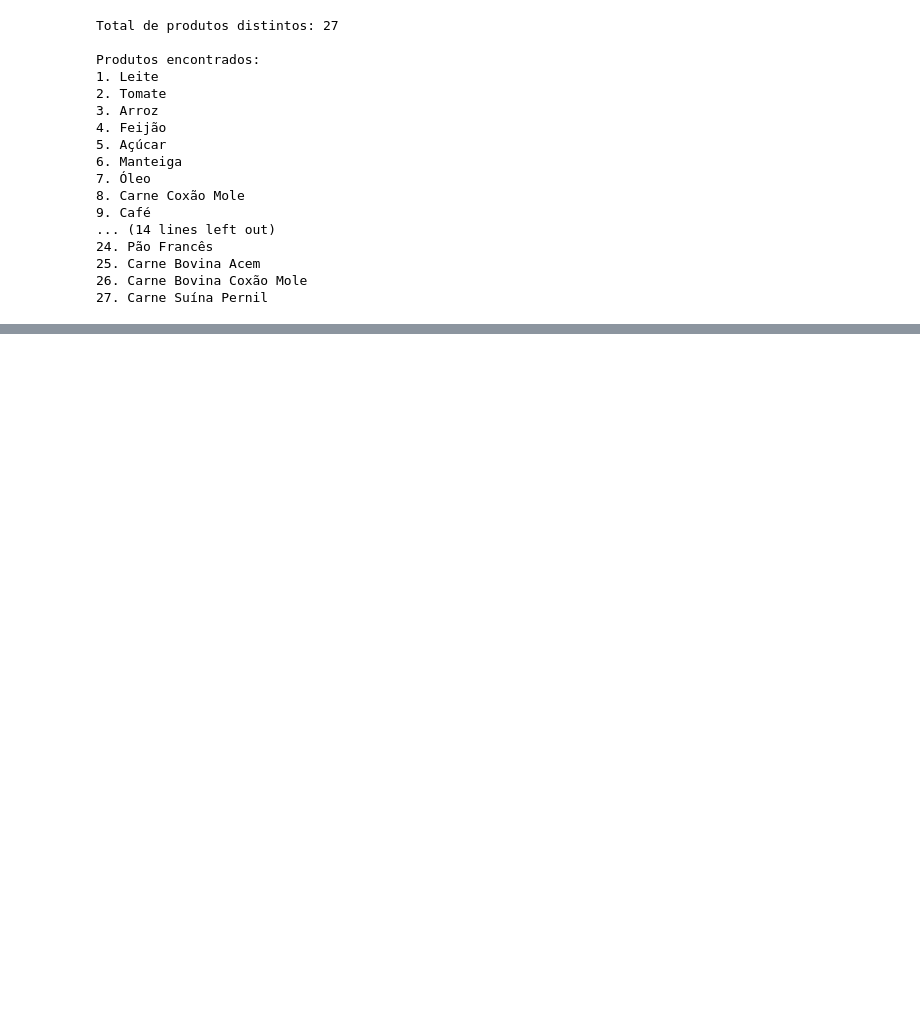
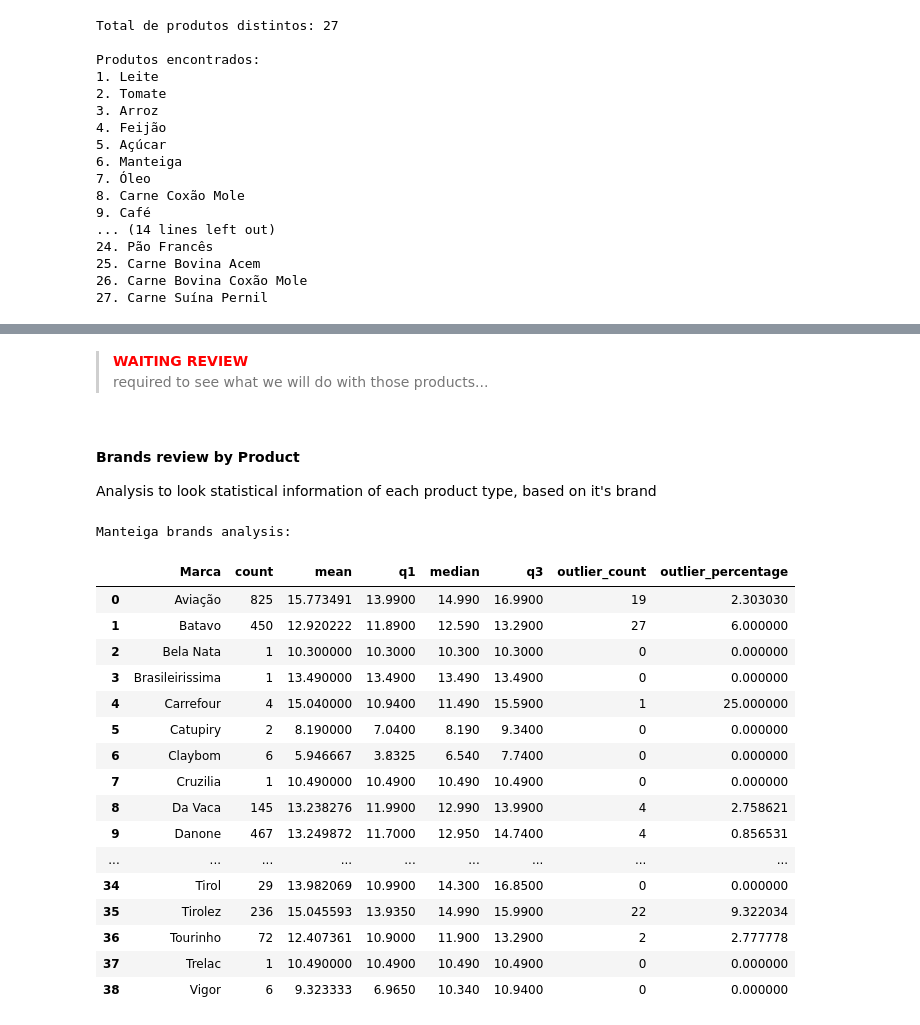
Before and after one commit to gusdorio/SupervisedExploration, a Jupyter notebook: statistical_analysis.ipynb, the cells around one changed output, grey strips where cells are left out. Saved outputs shown, nothing was run; the diff lists cells and outputs as text; code cells hidden in the pictures; blank space fills up the shorter version.

```diff
--- a/statistical_analysis.ipynb
+++ b/statistical_analysis.ipynb
@@ -299,0 +197,2 @@ array(['Leite', 'Tomate', 'Arroz', 'Feijão', 'Açúcar', 'Manteiga', 'Óleo',
+# %%
+df['Produto'] = df['Produto'].replace({'Farinha': 'Farinha de Trigo'})
@@ -299,0 +202,2 @@ array(['Leite', 'Tomate', 'Arroz', 'Feijão', 'Açúcar', 'Manteiga', 'Óleo',
+# %%
+df['Produto'] = df['Produto'].replace({'Macarrão com Ovos': 'Macarrão'})
@@ -299,0 +327,3 @@ array(['Leite', 'Tomate', 'Arroz', 'Feijão', 'Açúcar', 'Manteiga', 'Óleo',
+# %%
+# Remotion of null values in 'Marca' column
+df = df.dropna(subset=['Marca'])
@@ -299,0 +363,31 @@ array(['Leite', 'Tomate', 'Arroz', 'Feijão', 'Açúcar', 'Manteiga', 'Óleo',
+# %%
+df['Marca'] = df['Marca'].replace({'3 corações': '3 Corações'})
+df['Marca'] = df['Marca'].replace({'Albaruska ': 'Albaruska'})
+df['Marca'] = df['Marca'].replace({'Alto Alegre ': 'Alto Alegre'})
+df['Marca'] = df['Marca'].replace({'Camil ': 'Camil'})
+df['Marca'] = df['Marca'].replace({'DaVaca': 'Da Vaca'})
+df['Marca'] = df['Marca'].replace({'Davaca': 'Da Vaca'})
+df['Marca'] = df['Marca'].replace({'Emporio São João': 'Empório São João'})
+df['Marca'] = df['Marca'].replace({'Grão De Campo': 'Grão Do Campo'})
+df['Marca'] = df['Marca'].replace({'Grão de Campo': 'Grão Do Campo'})
+df['Marca'] = df['Marca'].replace({'Grão de Campo ': 'Grão Do Campo'})
+df['Marca'] = df['Marca'].replace({'Grão do Campo': 'Grão Do Campo'})
+df['Marca'] = df['Marca'].replace({'Guarani ': 'Guarani'})
+df['Marca'] = df['Marca'].replace({'Knor': 'Knorr'})
+df['Marca'] = df['Marca'].replace({'Lider': 'Líder'})
+df['Marca'] = df['Marca'].replace({'Outra': 'Outro'})
+df['Marca'] = df['Marca'].replace({'Outro2': 'Outro'})
+df['Marca'] = df['Marca'].replace({'Pateko': 'Patéko'})
+df['Marca'] = df['Marca'].replace({'Paulista ': 'Paulista'})
+df['Marca'] = df['Marca'].replace({'Piracanjuba ': 'Piracanjuba'})
+df['Marca'] = df['Marca'].replace({'Prato Fino ': 'Prato Fino'})
+df['Marca'] = df['Marca'].replace({'Qualita': 'Qualitá'})
+df['Marca'] = df['Marca'].replace({'Renata ': 'Renata'})
+df['Marca'] = df['Marca'].replace({'Saboroso ': 'Saboroso'})
+df['Marca'] = df['Marca'].replace({'Serrazul\n': 'Serrazul'})
+df['Marca'] = df['Marca'].replace({'São': 'São Joaquim'})
+df['Marca'] = df['Marca'].replace({'São Joaquim ': 'São Joaquim'})
+df['Marca'] = df['Marca'].replace({'Urbano ': 'Urbano'})
+df['Marca'] = df['Marca'].replace({'Vasconcelos ': 'Vasconcelos'})
+
+print(f'New total of brands after cleaning: {len(df["Marca"].unique())}')
@@ -299,0 +431,6 @@ array(['Leite', 'Tomate', 'Arroz', 'Feijão', 'Açúcar', 'Manteiga', 'Óleo',
+# %% [markdown]
+> <span style="color:red">**WAITING REVIEW**</span> <br>
+required to see what we will do with those products...
+# %% [markdown]
+#### Brands review by Product
+Analysis to look statistical information of each product type, based on it's brand
@@ -299,0 +489,23 @@ array(['Leite', 'Tomate', 'Arroz', 'Feijão', 'Açúcar', 'Manteiga', 'Óleo',
+# %%
+# Usage example:
+print("Manteiga brands analysis:")
+analyze_brand_by_product(df, 'Manteiga')
+# %% [output]
+Manteiga brands analysis:
+|  | Marca | count | mean | q1 | median | q3 | outlier_count | outlier_percentage |
+| 0 | Aviação | 825 | 15.773491 | 13.9900 | 14.990 | 16.9900 | 19 | 2.303030 |
+| 1 | Batavo | 450 | 12.920222 | 11.8900 | 12.590 | 13.2900 | 27 | 6.000000 |
+| 2 | Bela Nata | 1 | 10.300000 | 10.3000 | 10.300 | 10.3000 | 0 | 0.000000 |
+| 3 | Brasileirissima | 1 | 13.490000 | 13.4900 | 13.490 | 13.4900 | 0 | 0.000000 |
+| 4 | Carrefour | 4 | 15.040000 | 10.9400 | 11.490 | 15.5900 | 1 | 25.000000 |
+| 5 | Catupiry | 2 | 8.190000 | 7.0400 | 8.190 | 9.3400 | 0 | 0.000000 |
+| 6 | Claybom | 6 | 5.946667 | 3.8325 | 6.540 | 7.7400 | 0 | 0.000000 |
+| 7 | Cruzilia | 1 | 10.490000 | 10.4900 | 10.490 | 10.4900 | 0 | 0.000000 |
+| 8 | Da Vaca | 145 | 13.238276 | 11.9900 | 12.990 | 13.9900 | 4 | 2.758621 |
+| 9 | Danone | 467 | 13.249872 | 11.7000 | 12.950 | 14.7400 | 4 | 0.856531 |
+| ... | ... | ... | ... | ... | ... | ... | ... | ... |
+| 34 | Tirol | 29 | 13.982069 | 10.9900 | 14.300 | 16.8500 | 0 | 0.000000 |
+| 35 | Tirolez | 236 | 15.045593 | 13.9350 | 14.990 | 15.9900 | 22 | 9.322034 |
+| 36 | Tourinho | 72 | 12.407361 | 10.9000 | 11.900 | 13.2900 | 2 | 2.777778 |
+| 37 | Trelac | 1 | 10.490000 | 10.4900 | 10.490 | 10.4900 | 0 | 0.000000 |
+| 38 | Vigor | 6 | 9.323333 | 6.9650 | 10.340 | 10.9400 | 0 | 0.000000 |
```
Also changed, not shown: parts of 54 cells of this notebook, 2 other files.
